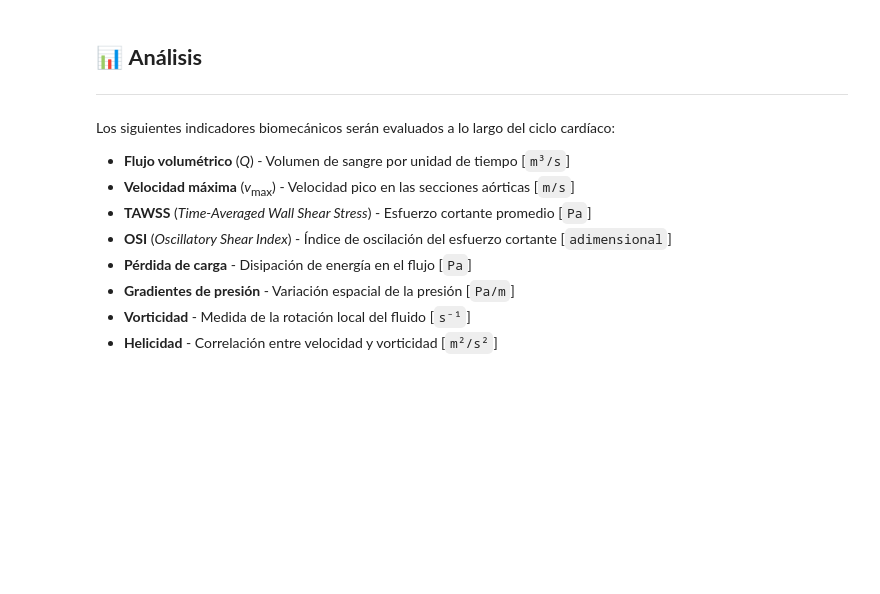
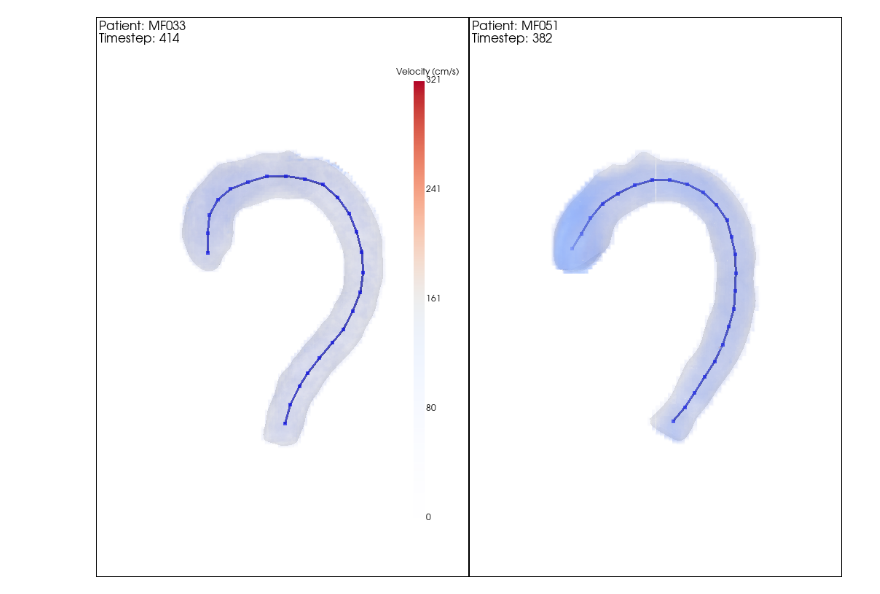
Before and after one commit to lewinkoon/magflow, a Jupyter notebook: magflow/notebooks/analysis.ipynb, the cells around one changed output. Cells and saved outputs as stored; diff of their text form; code cells hidden in the pictures; blank space fills up the shorter version.

```diff
--- a/magflow/notebooks/analysis.ipynb
+++ b/magflow/notebooks/analysis.ipynb
@@ -11,21 +22,34 @@ Importación e inicialización de las librerías y dependencias necesarias.
 # %%
 # Standard library imports
+import math
 from pathlib import Path
 
 import matplotlib.pyplot as plt
 
 # Third-party imports
-import numpy as np
 import pyvista as pv
-from matplotlib import cm
 from tqdm.notebook import tqdm
 
-# Local imports
+import magflow.utils.energy as e
+import magflow.utils.flow as f
+import magflow.utils.helicity as hel
+import magflow.utils.loader as l
+import magflow.utils.osi as osi
+import magflow.utils.velocity as vel
 import magflow.utils.visualization as viz
+import magflow.utils.vorticity as vor
+import magflow.utils.wss as wss
 
 %matplotlib inline
 pv.set_jupyter_backend("static")
 pv.global_theme.allow_empty_mesh = True
+
+# Configuration
+ASSETS_DIR = Path(r"C:\Users\Luis\Projects\Magflow")
+PATIENT_IDS = ["MF033", "MF051"]
+DEFAULT_PATIENT = "MF033"  # For single patient analysis
+NUM_CENTRELINE_POINTS = 24
+CROSS_SECTION_PERCENTAGE = 25
 # %% [markdown]
 ## **🏗️ Carga de datos**
 
@@ -183,16 +126,30 @@ plotter.show()
-# %% [markdown]
-## 📊 **Análisis**
-
----
-
-Los siguientes indicadores biomecánicos serán evaluados a lo largo del ciclo cardíaco:
-
-- **Flujo volumétrico** (*Q*) - Volumen de sangre por unidad de tiempo [`m³/s`]
-- **Velocidad máxima** (*v*<sub>max</sub>) - Velocidad pico en las secciones aórticas [`m/s`]
-- **TAWSS** (*Time-Averaged Wall Shear Stress*) - Esfuerzo cortante promedio [`Pa`]
-- **OSI** (*Oscillatory Shear Index*) - Índice de oscilación del esfuerzo cortante [`adimensional`]
-- **Pérdida de carga** - Disipación de energía en el flujo [`Pa`]
-- **Gradientes de presión** - Variación espacial de la presión [`Pa/m`]
-- **Vorticidad** - Medida de la rotación local del fluido [`s⁻¹`]
-- **Helicidad** - Correlación entre velocidad y vorticidad [`m²/s²`]
+# %%
+# Setup
+n_patients = len(all_patient_data)
+n_cols = min(2, n_patients)
+n_rows = math.ceil(n_patients / n_cols)
+
+# Find common timestep
+selected_ts = 0
+plotter = pv.Plotter(shape=(n_rows, n_cols), notebook=True)
+
+# Process each patient
+for idx, patient_id in enumerate(PATIENT_IDS):
+    if patient_id not in all_patient_data:
+        print(f"Warning: No data found for patient {patient_id}")
+        continue
+
+    # Calculate subplot position
+    row = idx // n_cols
+    col = idx % n_cols
+
+    # Add patient to subplot
+    ts_used = viz.render_patient(
+        plotter, patient_id, all_patient_data[patient_id], row, col, selected_ts
+    )
+
+# Show the visualization
+plotter.show()
+# %% [output]
+[figure, added]
 # %% [markdown]
```
Also changed, not shown: parts of 27 cells of this notebook, 9 other files.
